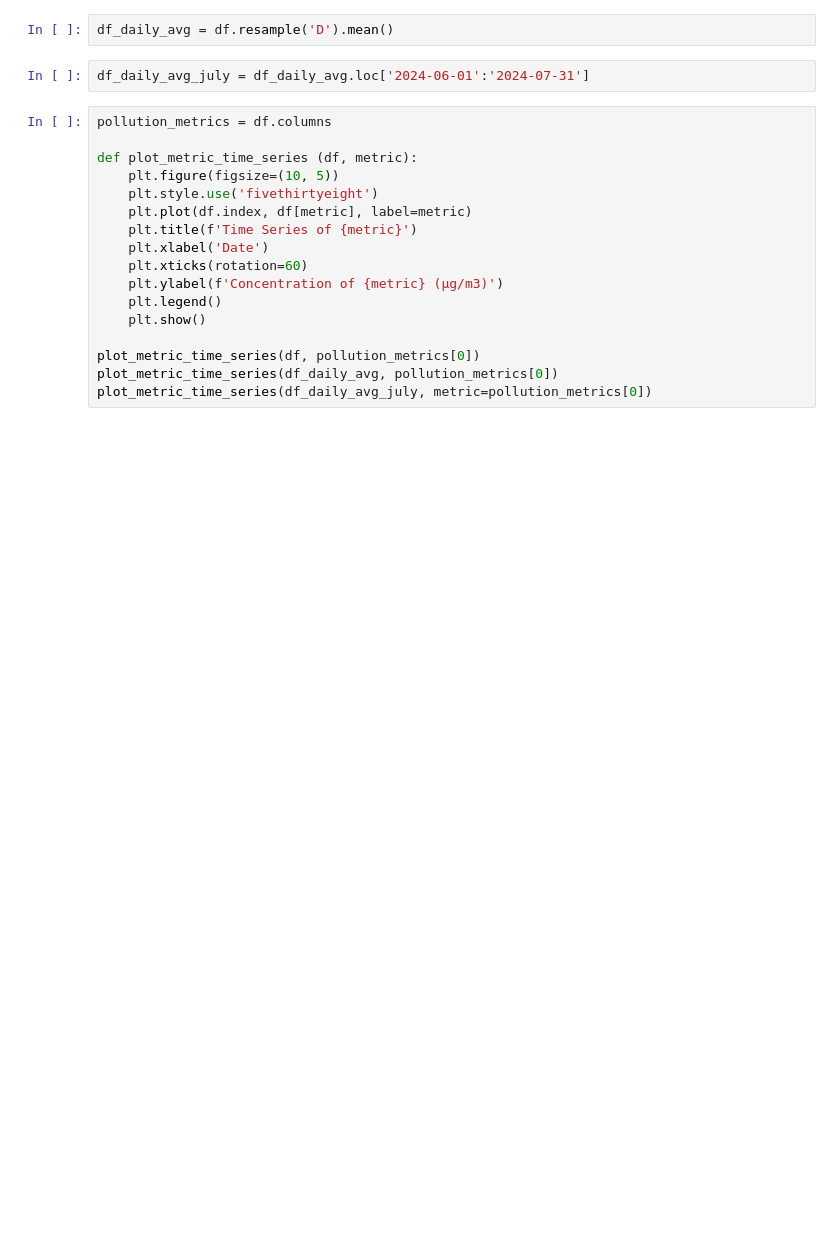
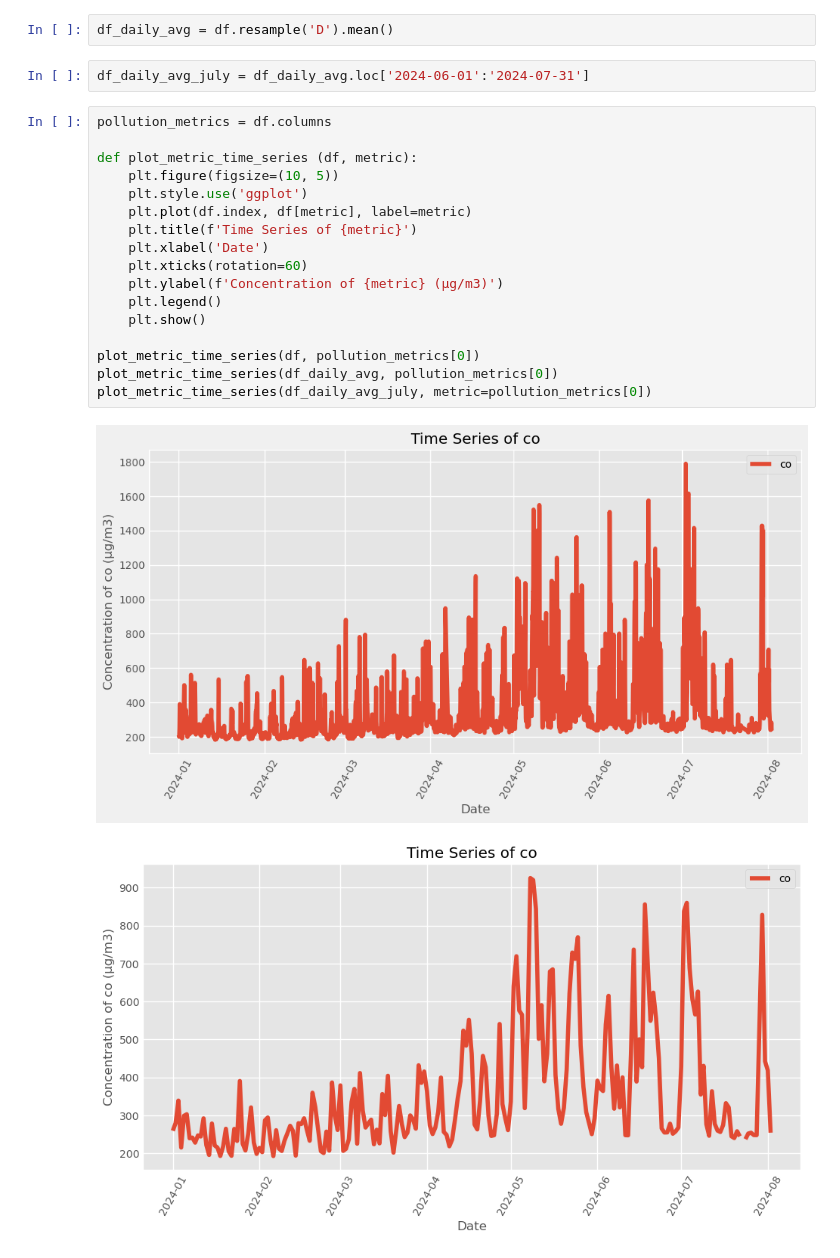
Before and after one commit to koacow/qaeco-coding-intro-to-python, a Jupyter notebook: plots.ipynb, the cells around one changed output. Saved outputs shown, nothing was run; the diff lists cells and outputs as text; blank space fills up the shorter version.

```diff
--- a/plots.ipynb
+++ b/plots.ipynb
@@ -60,17 +72,20 @@ df_daily_avg_july = df_daily_avg.loc['2024-06-01':'2024-07-31']
 # %%
 pollution_metrics = df.columns
 
 def plot_metric_time_series (df, metric):
     plt.figure(figsize=(10, 5))
-    plt.style.use('fivethirtyeight')
+    plt.style.use('ggplot')
     plt.plot(df.index, df[metric], label=metric)
     plt.title(f'Time Series of {metric}')
     plt.xlabel('Date')
     plt.xticks(rotation=60)
     plt.ylabel(f'Concentration of {metric} (μg/m3)')
     plt.legend()
     plt.show()
 
 plot_metric_time_series(df, pollution_metrics[0])
 plot_metric_time_series(df_daily_avg, pollution_metrics[0])
 plot_metric_time_series(df_daily_avg_july, metric=pollution_metrics[0])
+# %% [output]
+[figure, added]
+[figure, added]
```
Also changed, not shown: parts of 4 cells of this notebook, 3 other files.
